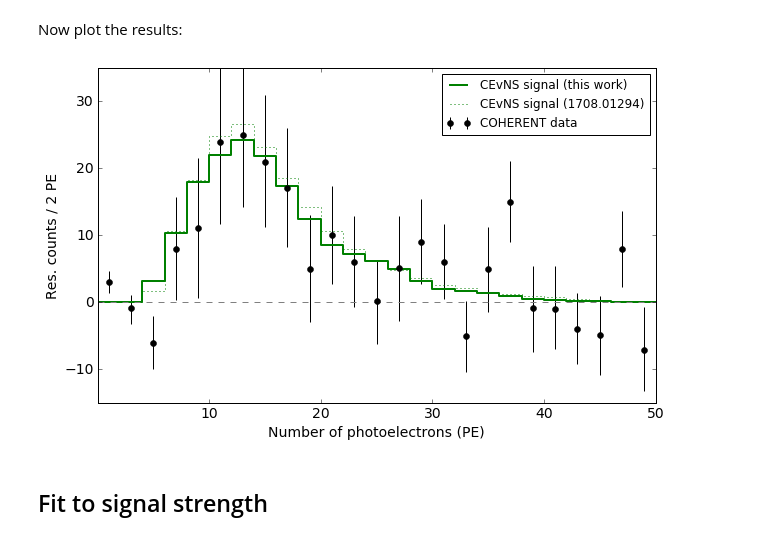
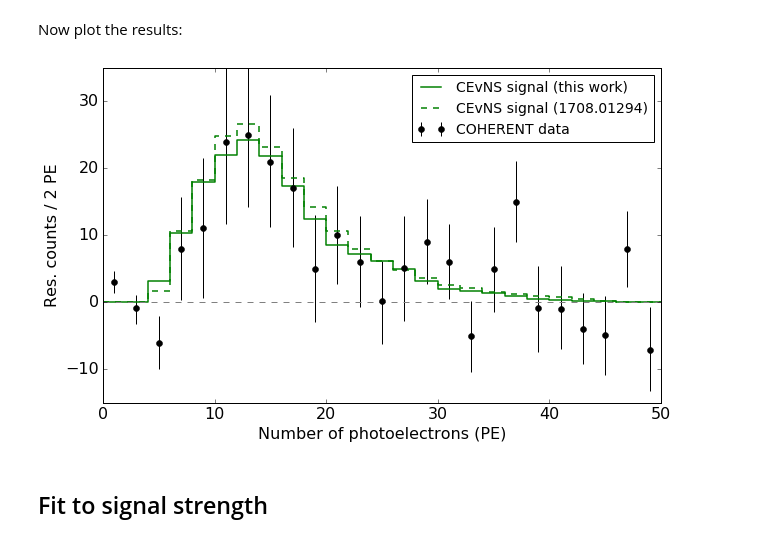
Before and after one commit to bradkav/CEvNS, a Jupyter notebook: COHERENT.ipynb, the cells around one changed output. Saved outputs shown, nothing was run; the diff lists cells and outputs as text; code cells hidden in the pictures.

```diff
--- a/COHERENT.ipynb
+++ b/COHERENT.ipynb
@@ -133,27 +133,27 @@ Now plot the results:
 # %%
 pl.figure(figsize=(10,6))
 
-pl.step(PE_bins, np.append(dRdPE_bins,0), 'g', linestyle="-", where = "post", label="CEvNS signal (this work)",linewidth=2.0)
-pl.step(PE_bins, np.append(COHERENT_spect,0), 'g', linestyle=":", where = "post", label="CEvNS signal (1708.01294)")
+pl.step(PE_bins, np.append(dRdPE_bins,0), 'g', linestyle="-", where = "post", label="CEvNS signal (this work)",linewidth=1.5)
+pl.step(PE_bins, np.append(COHERENT_spect,0), 'g', linestyle="--", where = "post", label="CEvNS signal (1708.01294)",linewidth=1.5)
 
 pl.axhline(0, linestyle='--', color = 'gray')
 
 pl.errorbar(COHERENT_bins, COHERENT_data, fmt='ko', \
             yerr = [COHERENT_lower, COHERENT_upper], label="COHERENT data",\
             capsize=0.0)
 
 pl.xlabel("Number of photoelectrons (PE)")
 pl.ylabel("Res. counts / 2 PE")
 
-pl.legend( fontsize=12)
+pl.legend( fontsize=14)
 
-pl.xlim(0.0001, 50)
+pl.xlim(0, 50)
 pl.ylim(-15, 35)
 
 pl.savefig("plots/COHERENT_data.pdf", bbox_inches="tight")
 pl.show()
 # %% [output]
-[figure, old version]
+[figure, new version]
 # %% [markdown]
 ## Fit to signal strength
 # %% [markdown]
```
Also changed, not shown: parts of 15 cells of this notebook, 11 other files.
